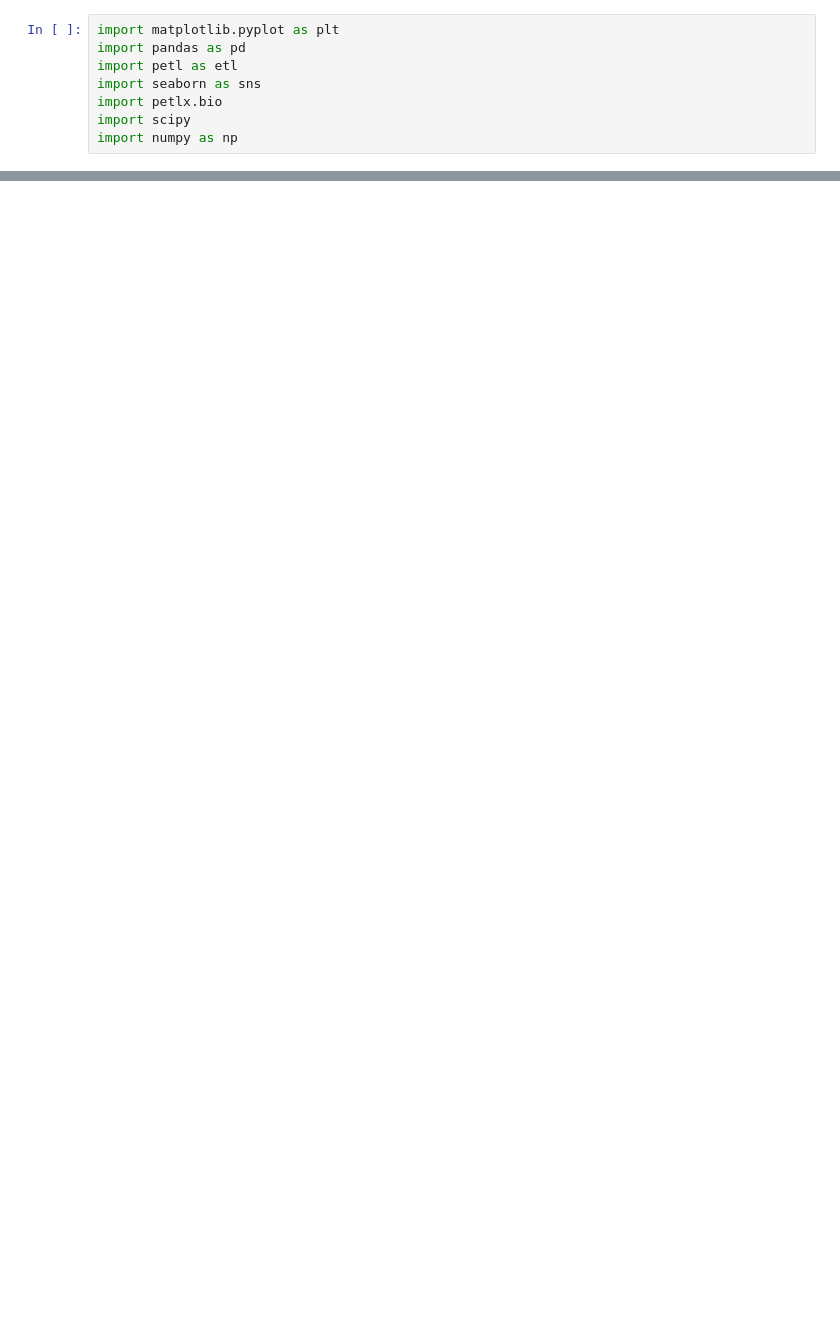
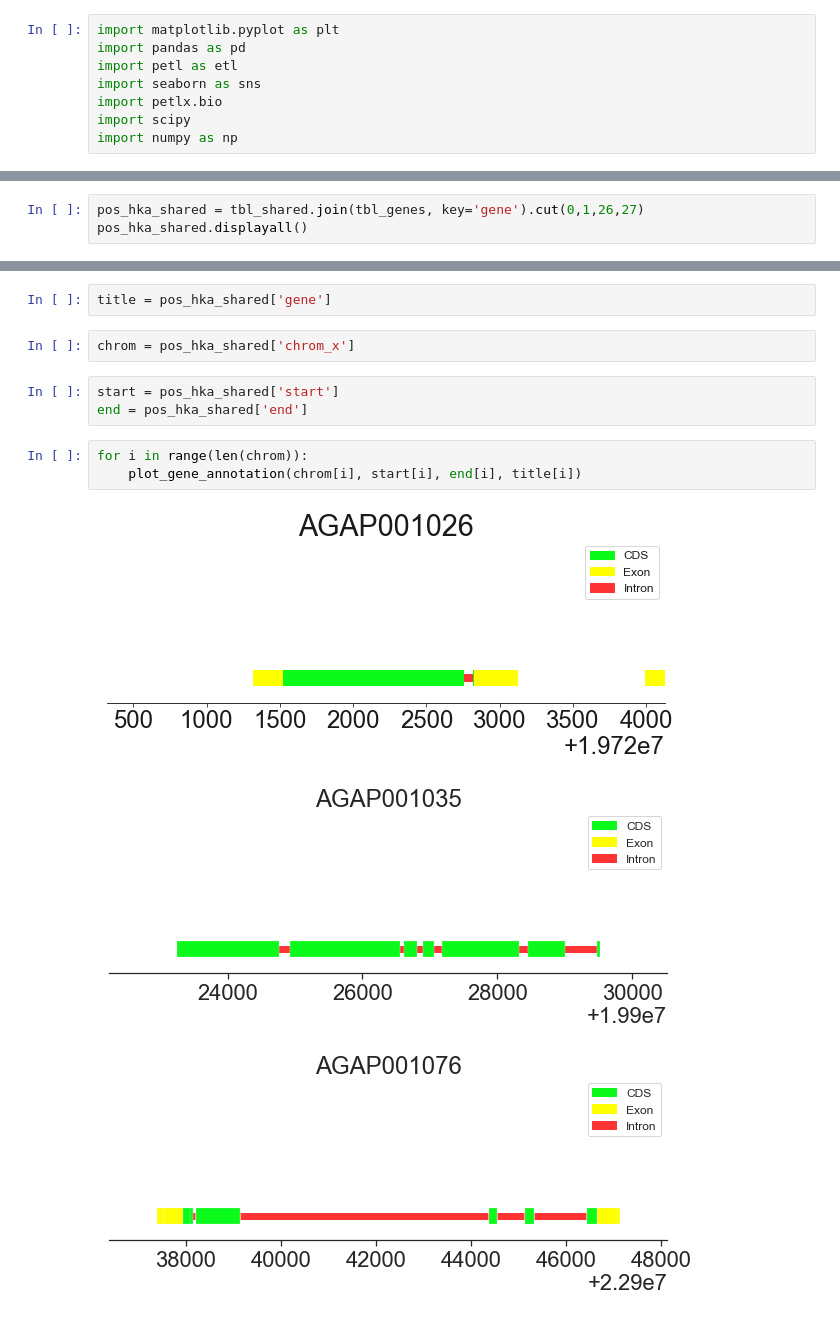
Before and after one commit to randomxsk8/notebooks, a Jupyter notebook: 10012019_putative_selection_sympatric_pops.ipynb, the cells around one changed output, grey strips where cells are left out. Cells and saved outputs as stored; diff of their text form; blank space fills up the shorter version.

```diff
--- a/10012019_putative_selection_sympatric_pops.ipynb
+++ b/10012019_putative_selection_sympatric_pops.ipynb
@@ -83,0 +172,3 @@ plt.show()
+# %%
+pos_hka_shared = tbl_shared.join(tbl_genes, key='gene').cut(0,1,26,27)
+pos_hka_shared.displayall()
@@ -83,0 +227,14 @@ plt.show()
+# %%
+title = pos_hka_shared['gene']
+# %%
+chrom = pos_hka_shared['chrom_x']
+# %%
+start = pos_hka_shared['start']
+end = pos_hka_shared['end']
+# %%
+for i in range(len(chrom)):
+    plot_gene_annotation(chrom[i], start[i], end[i], title[i])
+# %% [output]
+[figure, added]
+[figure, added]
+[figure, added]
```
Also changed, not shown: parts of 26 cells of this notebook.
